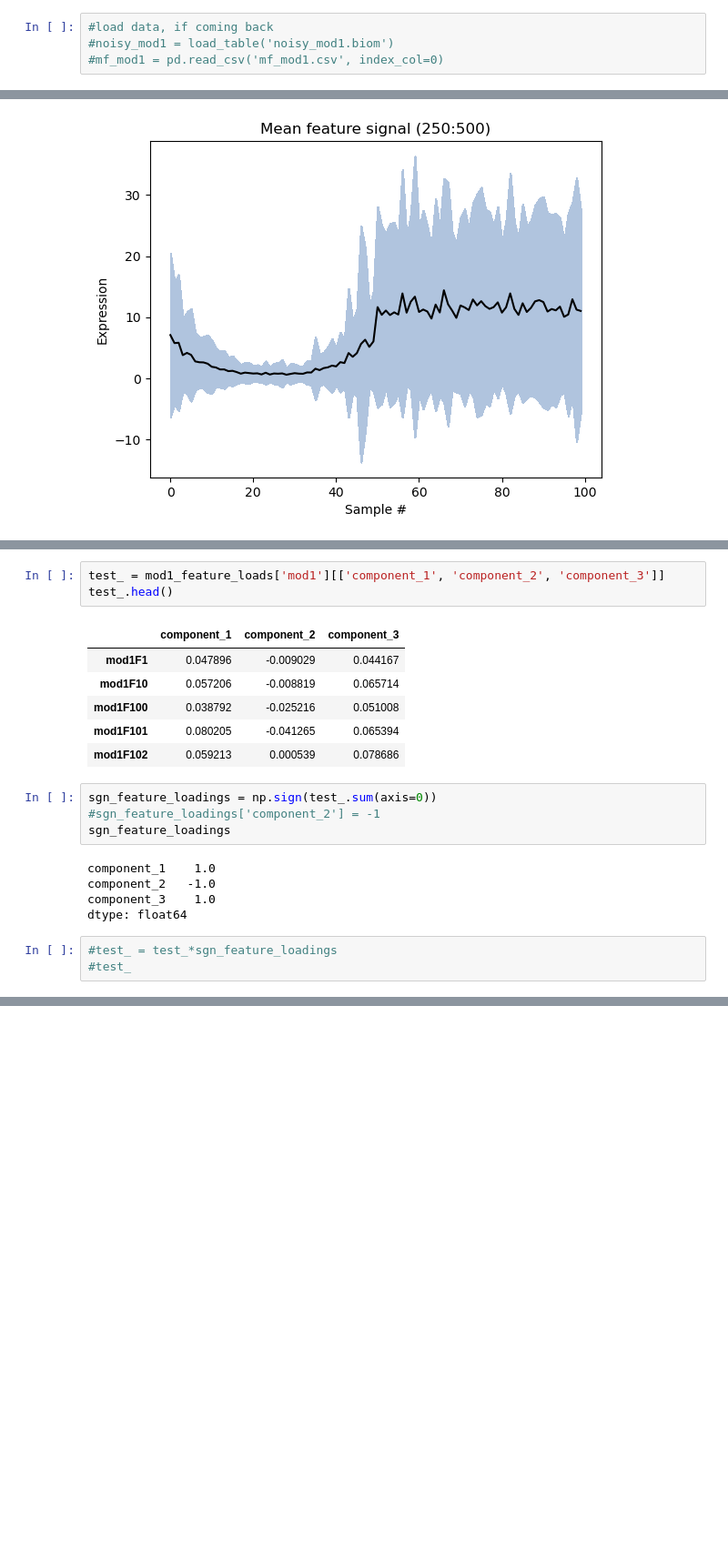
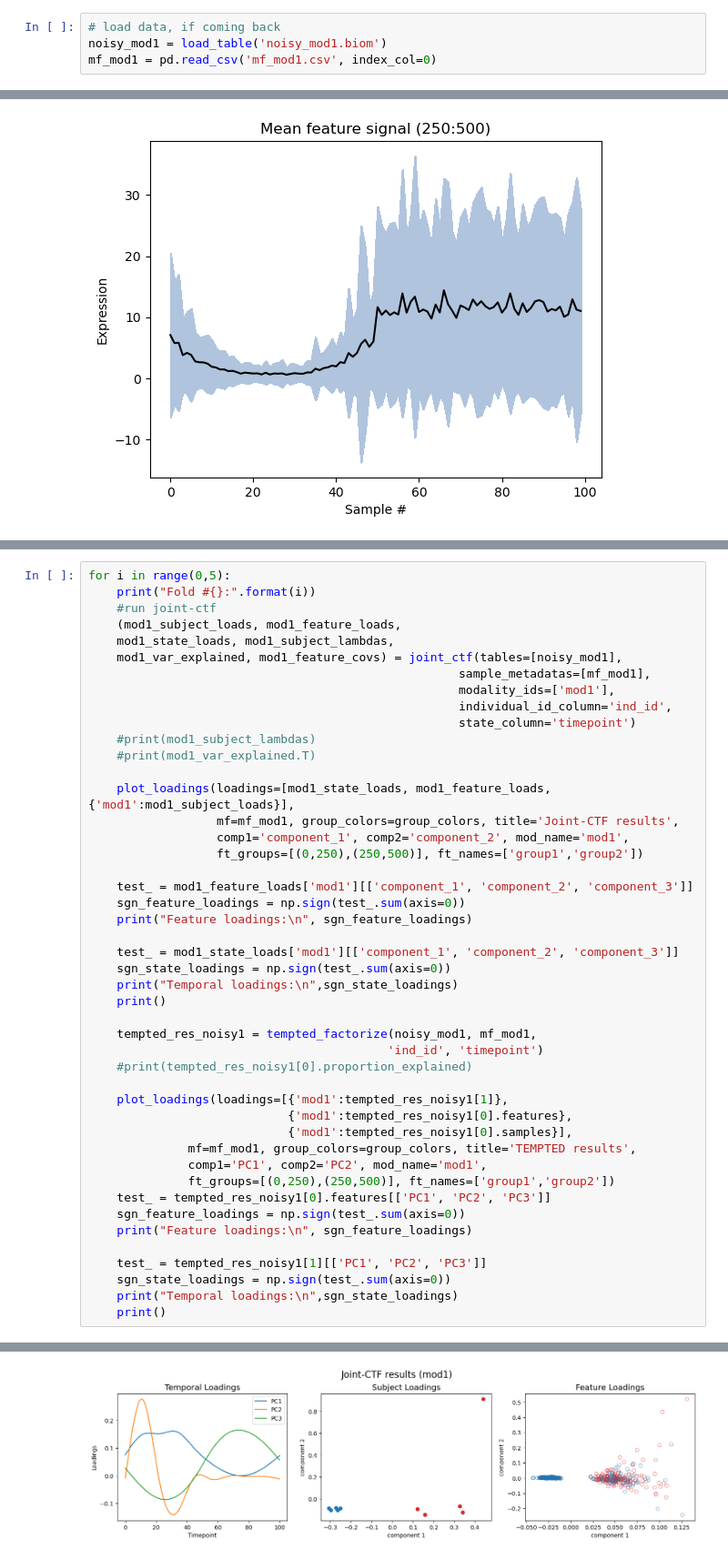
Before and after one commit to Biacordazzo/gemelli, a Jupyter notebook: gemelli/simulations/1.1-one-mod-simulations.ipynb, the cells around one changed output, grey strips where cells are left out. Shown at 91% size. Saved outputs shown, nothing was run; the diff lists cells and outputs as text; blank space fills up the shorter version.

```diff
--- a/gemelli/simulations/1.1-one-mod-simulations.ipynb
+++ b/gemelli/simulations/1.1-one-mod-simulations.ipynb
@@ -48,6 +61,6 @@ _, _, noisy_mod1, mf_mod1 = create_sim_data('mod1', n_timepoints=10, n_subjects=
 # #save metadata
 # mf_mod1.to_csv("mf_mod1.csv")
 # %%
-#load data, if coming back
-#noisy_mod1 = load_table('noisy_mod1.biom')
-#mf_mod1 = pd.read_csv('mf_mod1.csv', index_col=0)
+# load data, if coming back
+noisy_mod1 = load_table('noisy_mod1.biom')
+mf_mod1 = pd.read_csv('mf_mod1.csv', index_col=0)
@@ -130,22 +77,47 @@ plot_loadings(loadings=[{'mod1':tempted_res_noisy1[1]},
-# %%
-test_ = mod1_feature_loads['mod1'][['component_1', 'component_2', 'component_3']]
-test_.head()
-# %% [output]
-|  | component_1 | component_2 | component_3 |
-| mod1F1 | 0.047896 | -0.009029 | 0.044167 |
-| mod1F10 | 0.057206 | -0.008819 | 0.065714 |
-| mod1F100 | 0.038792 | -0.025216 | 0.051008 |
-| mod1F101 | 0.080205 | -0.041265 | 0.065394 |
-| mod1F102 | 0.059213 | 0.000539 | 0.078686 |
-# %%
-sgn_feature_loadings = np.sign(test_.sum(axis=0))
-#sgn_feature_loadings['component_2'] = -1
-sgn_feature_loadings
-# %% [output]
-component_1    1.0
-component_2   -1.0
-component_3    1.0
-dtype: float64
-# %%
-#test_ = test_*sgn_feature_loadings
-#test_
+# %%
+for i in range(0,5):
+    print("Fold #{}:".format(i))
+    #run joint-ctf
+    (mod1_subject_loads, mod1_feature_loads,
+    mod1_state_loads, mod1_subject_lambdas,
+    mod1_var_explained, mod1_feature_covs) = joint_ctf(tables=[noisy_mod1],
+                                                    sample_metadatas=[mf_mod1],
+                                                    modality_ids=['mod1'],
+                                                    individual_id_column='ind_id',
+                                                    state_column='timepoint')
+    #print(mod1_subject_lambdas)
+    #print(mod1_var_explained.T)
+
+    plot_loadings(loadings=[mod1_state_loads, mod1_feature_loads, {'mod1':mod1_subject_loads}],
+                  mf=mf_mod1, group_colors=group_colors, title='Joint-CTF results',
+                  comp1='component_1', comp2='component_2', mod_name='mod1',
+                  ft_groups=[(0,250),(250,500)], ft_names=['group1','group2'])
+
+    test_ = mod1_feature_loads['mod1'][['component_1', 'component_2', 'component_3']]
+    sgn_feature_loadings = np.sign(test_.sum(axis=0))
+    print("Feature loadings:\n", sgn_feature_loadings)
+
+    test_ = mod1_state_loads['mod1'][['component_1', 'component_2', 'component_3']]
+    sgn_state_loadings = np.sign(test_.sum(axis=0))
+    print("Temporal loadings:\n",sgn_state_loadings)
+    print()
+
+    tempted_res_noisy1 = tempted_factorize(noisy_mod1, mf_mod1,
+                                          'ind_id', 'timepoint')
+    #print(tempted_res_noisy1[0].proportion_explained)
+
+    plot_loadings(loadings=[{'mod1':tempted_res_noisy1[1]},
+                            {'mod1':tempted_res_noisy1[0].features},
+                            {'mod1':tempted_res_noisy1[0].samples}],
+              mf=mf_mod1, group_colors=group_colors, title='TEMPTED results',
+              comp1='PC1', comp2='PC2', mod_name='mod1',
+              ft_groups=[(0,250),(250,500)], ft_names=['group1','group2'])
+    test_ = tempted_res_noisy1[0].features[['PC1', 'PC2', 'PC3']]
+    sgn_feature_loadings = np.sign(test_.sum(axis=0))
+    print("Feature loadings:\n", sgn_feature_loadings)
+
+    test_ = tempted_res_noisy1[1][['PC1', 'PC2', 'PC3']]
+    sgn_state_loadings = np.sign(test_.sum(axis=0))
+    print("Temporal loadings:\n",sgn_state_loadings)
+    print()
+# %% [output]
@@ -151,0 +141 @@ dtype: float64
+[figure, added]
```
Also changed, not shown: parts of 12 cells of this notebook, 2 other files.
